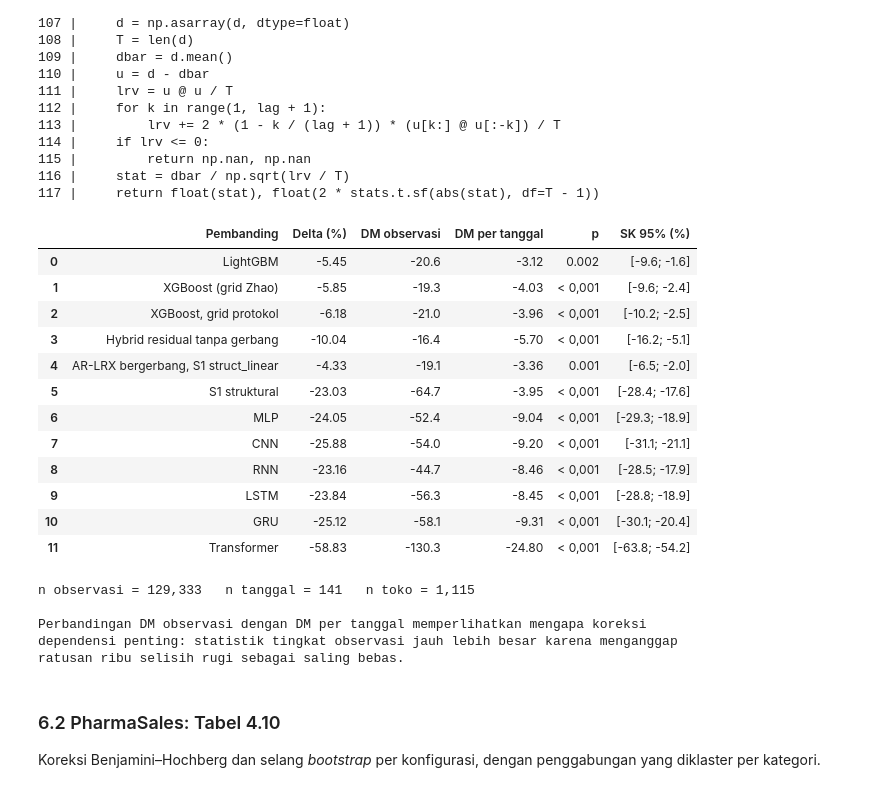
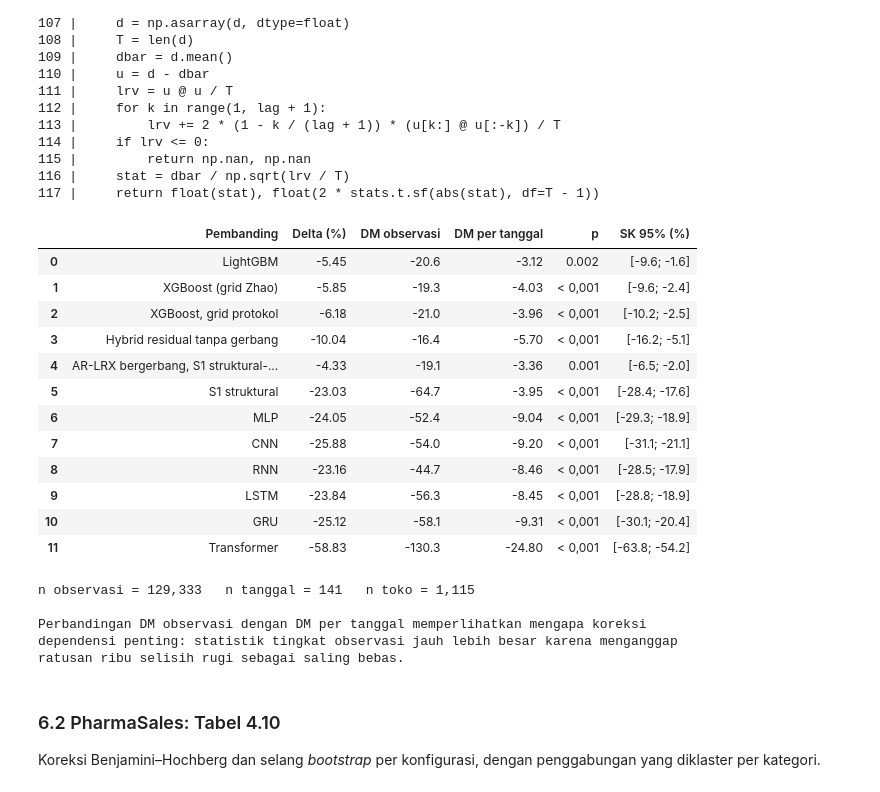
Before and after one commit to wahyuramadhandotcom/A-Hybrid-forecasting-model, a Jupyter notebook: notebooks/laporan/audit_kebocoran_dan_inferensi.ipynb, the cells around one changed output. Drawn from its saved outputs; the diff is of its cells as text; code cells hidden in the pictures.

```diff
--- a/notebooks/laporan/audit_kebocoran_dan_inferensi.ipynb
+++ b/notebooks/laporan/audit_kebocoran_dan_inferensi.ipynb
@@ -504,36 +504,36 @@ d = dep[dep.scale == "orig"].set_index("reference")
 URUT = [("LightGBM (Zeng)", "LightGBM"), ("XGBoost (grid Zhao)", "XGBoost (grid Zhao)"),
         ("XGBoost", "XGBoost, grid protokol"),
         ("LR-XGB (residual, tanpa gerbang)", "Hybrid residual tanpa gerbang"),
-        ("AR-LRX [struct_linear]", "AR-LRX bergerbang, S1 struct_linear"),
+        ("AR-LRX [struct_linear]", "AR-LRX bergerbang, S1 struktural-linier"),
         ("S1 [structural]", "S1 struktural"),
         ("MLP (Diamantini)", "MLP"), ("CNN (Diamantini)", "CNN"), ("RNN (Diamantini)", "RNN"),
         ("LSTM (Diamantini / Qureshi)", "LSTM"), ("GRU (Qureshi)", "GRU"),
         ("Transformer (Diamantini)", "Transformer")]
 rows = []
 for k, lab in URUT:
     if k not in d.index:
         continue
     x = d.loc[k]
     rows.append([lab, round(x.rel_diff_pct, 2), round(x.obs_DM, 1), round(x.dateDM_NW4, 2),
                  "< 0,001" if x.dateDM_NW4_p < 0.001 else round(x.dateDM_NW4_p, 3),
                  f"[{x.twoway_ci_lo_pct:.1f}; {x.twoway_ci_hi_pct:.1f}]"])
 t49 = pd.DataFrame(rows, columns=["Pembanding", "Delta (%)", "DM observasi",
                                   "DM per tanggal", "p", "SK 95% (%)"])
 display(t49)
 print()
 print(f"n observasi = {int(d.n_obs.iloc[0]):,}   n tanggal = {int(d.n_dates.iloc[0]):,}   "
       f"n toko = {int(d.n_stores.iloc[0]):,}")
 print()
 print("Perbandingan DM observasi dengan DM per tanggal memperlihatkan mengapa koreksi")
 print("dependensi penting: statistik tingkat observasi jauh lebih besar karena menganggap")
 print("ratusan ribu selisih rugi sebagai saling bebas.")
 # %% [output]
 |  | Pembanding | Delta (%) | DM observasi | DM per tanggal | p | SK 95% (%) |
 | 0 | LightGBM | -5.45 | -20.6 | -3.12 | 0.002 | [-9.6; -1.6] |
 | 1 | XGBoost (grid Zhao) | -5.85 | -19.3 | -4.03 | < 0,001 | [-9.6; -2.4] |
 | 2 | XGBoost, grid protokol | -6.18 | -21.0 | -3.96 | < 0,001 | [-10.2; -2.5] |
 | 3 | Hybrid residual tanpa gerbang | -10.04 | -16.4 | -5.70 | < 0,001 | [-16.2; -5.1] |
-| 4 | AR-LRX bergerbang, S1 struct_linear | -4.33 | -19.1 | -3.36 | 0.001 | [-6.5; -2.0] |
+| 4 | AR-LRX bergerbang, S1 struktural-... | -4.33 | -19.1 | -3.36 | 0.001 | [-6.5; -2.0] |
 | 5 | S1 struktural | -23.03 | -64.7 | -3.95 | < 0,001 | [-28.4; -17.6] |
 | 6 | MLP | -24.05 | -52.4 | -9.04 | < 0,001 | [-29.3; -18.9] |
 | 7 | CNN | -25.88 | -54.0 | -9.20 | < 0,001 | [-31.1; -21.1] |
```
Also changed, not shown: parts of 2 cells of this notebook, 8 other files.
